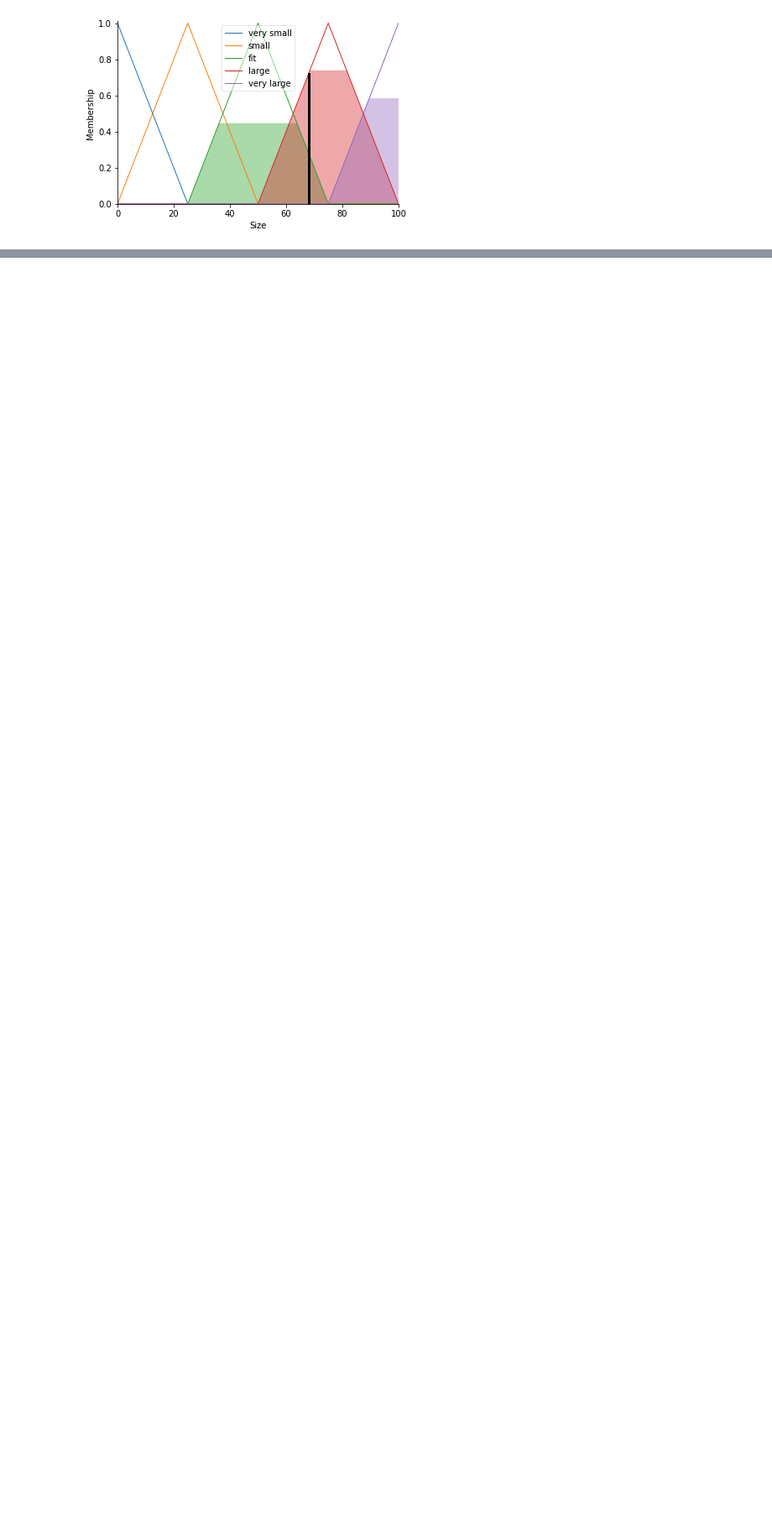
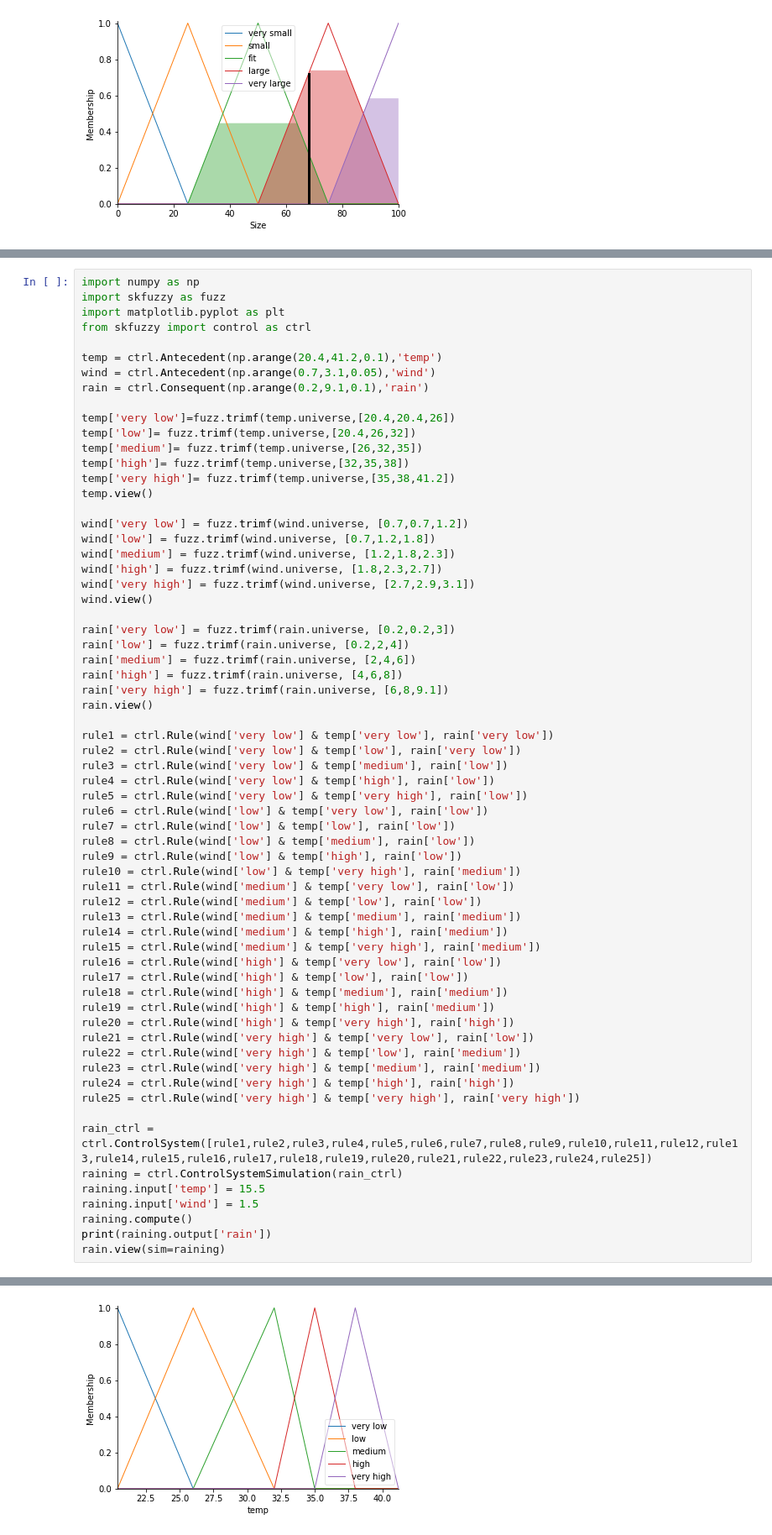
Before and after one commit to TranTan1306/BaiTapAI, a Jupyter notebook: Fuzzy_Logic_Homeworks.ipynb, the cells around one changed output, grey strips where cells are left out. Shown at 84% size. Cells and saved outputs as stored; diff of their text form; blank space fills up the shorter version.

```diff
--- a/Fuzzy_Logic_Homeworks.ipynb
+++ b/Fuzzy_Logic_Homeworks.ipynb
@@ -301,0 +304,65 @@ size.view(sim = size_sim)
+# %%
+import numpy as np
+import skfuzzy as fuzz
+import matplotlib.pyplot as plt
+from skfuzzy import control as ctrl
+
+temp = ctrl.Antecedent(np.arange(20.4,41.2,0.1),'temp')
+wind = ctrl.Antecedent(np.arange(0.7,3.1,0.05),'wind')
+rain = ctrl.Consequent(np.arange(0.2,9.1,0.1),'rain')
+
+temp['very low']=fuzz.trimf(temp.universe,[20.4,20.4,26])
+temp['low']= fuzz.trimf(temp.universe,[20.4,26,32])
+temp['medium']= fuzz.trimf(temp.universe,[26,32,35])
+temp['high']= fuzz.trimf(temp.universe,[32,35,38])
+temp['very high']= fuzz.trimf(temp.universe,[35,38,41.2])
+temp.view()
+
+wind['very low'] = fuzz.trimf(wind.universe, [0.7,0.7,1.2])
+wind['low'] = fuzz.trimf(wind.universe, [0.7,1.2,1.8])
+wind['medium'] = fuzz.trimf(wind.universe, [1.2,1.8,2.3])
+wind['high'] = fuzz.trimf(wind.universe, [1.8,2.3,2.7])
+wind['very high'] = fuzz.trimf(wind.universe, [2.7,2.9,3.1])
+wind.view()
+
+rain['very low'] = fuzz.trimf(rain.universe, [0.2,0.2,3])
+rain['low'] = fuzz.trimf(rain.universe, [0.2,2,4])
+rain['medium'] = fuzz.trimf(rain.universe, [2,4,6])
+rain['high'] = fuzz.trimf(rain.universe, [4,6,8])
+rain['very high'] = fuzz.trimf(rain.universe, [6,8,9.1])
+rain.view()
+
+rule1 = ctrl.Rule(wind['very low'] & temp['very low'], rain['very low'])
+rule2 = ctrl.Rule(wind['very low'] & temp['low'], rain['very low'])
+rule3 = ctrl.Rule(wind['very low'] & temp['medium'], rain['low'])
+rule4 = ctrl.Rule(wind['very low'] & temp['high'], rain['low'])
+rule5 = ctrl.Rule(wind['very low'] & temp['very high'], rain['low'])
+rule6 = ctrl.Rule(wind['low'] & temp['very low'], rain['low'])
+rule7 = ctrl.Rule(wind['low'] & temp['low'], rain['low'])
+rule8 = ctrl.Rule(wind['low'] & temp['medium'], rain['low'])
+rule9 = ctrl.Rule(wind['low'] & temp['high'], rain['low'])
+rule10 = ctrl.Rule(wind['low'] & temp['very high'], rain['medium'])
+rule11 = ctrl.Rule(wind['medium'] & temp['very low'], rain['low'])
+rule12 = ctrl.Rule(wind['medium'] & temp['low'], rain['low'])
+rule13 = ctrl.Rule(wind['medium'] & temp['medium'], rain['medium'])
+rule14 = ctrl.Rule(wind['medium'] & temp['high'], rain['medium'])
+rule15 = ctrl.Rule(wind['medium'] & temp['very high'], rain['medium'])
+rule16 = ctrl.Rule(wind['high'] & temp['very low'], rain['low'])
+rule17 = ctrl.Rule(wind['high'] & temp['low'], rain['low'])
+rule18 = ctrl.Rule(wind['high'] & temp['medium'], rain['medium'])
+rule19 = ctrl.Rule(wind['high'] & temp['high'], rain['medium'])
+rule20 = ctrl.Rule(wind['high'] & temp['very high'], rain['high'])
+rule21 = ctrl.Rule(wind['very high'] & temp['very low'], rain['low'])
+rule22 = ctrl.Rule(wind['very high'] & temp['low'], rain['medium'])
+rule23 = ctrl.Rule(wind['very high'] & temp['medium'], rain['medium'])
+rule24 = ctrl.Rule(wind['very high'] & temp['high'], rain['high'])
+rule25 = ctrl.Rule(wind['very high'] & temp['very high'], rain['very high'])
+
+rain_ctrl = ctrl.ControlSystem([rule1,rule2,rule3,rule4,rule5,rule6,rule7,rule8,rule9,rule10,rule11,rule12,rule13,rule14,rule15,rule16,rule17,rule18,rule19,rule20,rule21,rule22,rule23,rule24,rule25])
+raining = ctrl.ControlSystemSimulation(rain_ctrl)
+raining.input['temp'] = 15.5
+raining.input['wind'] = 1.5
+raining.compute()
+print(raining.output['rain'])
+rain.view(sim=raining)
+# %% [output]
@@ -301,0 +370 @@ size.view(sim = size_sim)
+[figure, added]
```
Also changed, not shown: parts of 3 cells of this notebook.
